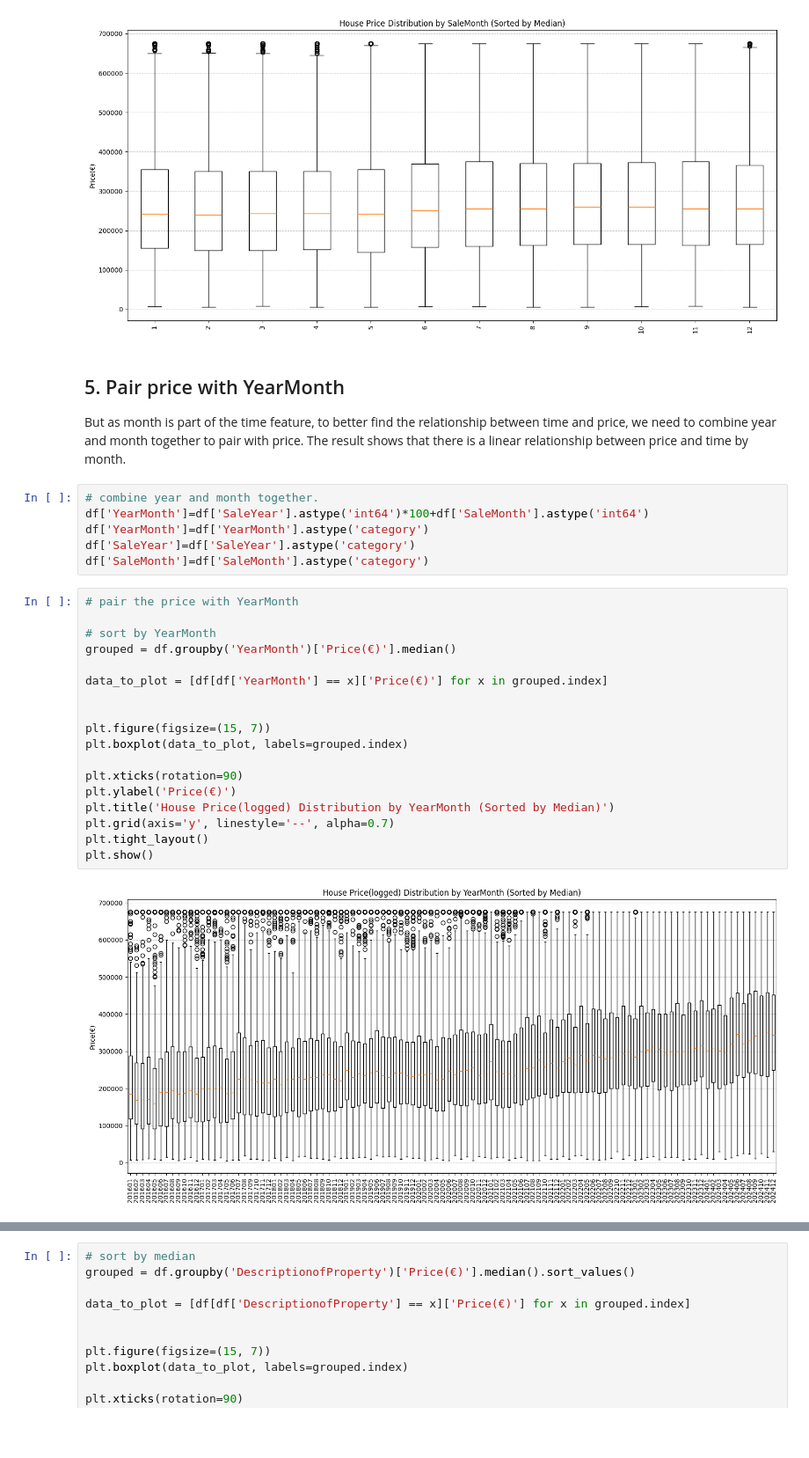
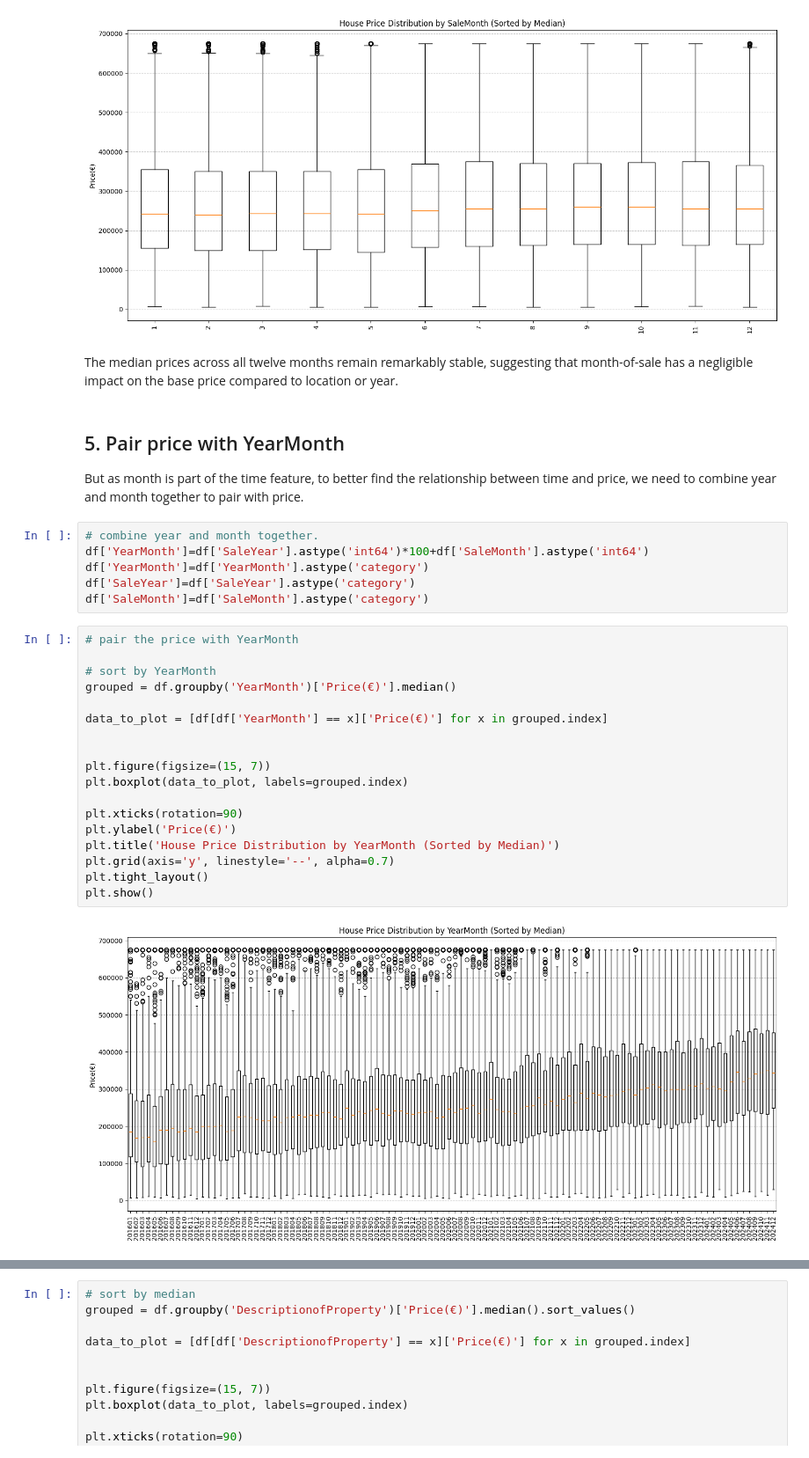
Before and after one commit to wuxiaoli-ucd/Data-Analytics, a Jupyter notebook: feature_paring_and_engineering.ipynb, the cells around one changed output, grey strips where cells are left out. Shown at 88% size. Saved outputs shown, nothing was run; the diff lists cells and outputs as text; blank space fills up the shorter version.

```diff
--- a/feature_paring_and_engineering.ipynb
+++ b/feature_paring_and_engineering.ipynb
@@ -172,9 +175,11 @@ plt.tight_layout()
 plt.show()
 # %% [output]
 [figure]
+# %% [markdown]
+The median prices across all twelve months remain remarkably stable, suggesting that month-of-sale has a negligible impact on the base price compared to location or year.
 # %% [markdown]
 ## 5. Pair price with YearMonth
-But as month is part of the time feature, to better find the relationship between time and price, we need to combine year and month together to pair with price. The result shows that there is a linear relationship between price and time by month.
+But as month is part of the time feature, to better find the relationship between time and price, we need to combine year and month together to pair with price.
 # %%
 # combine year and month together.
 df['YearMonth']=df['SaleYear'].astype('int64')*100+df['SaleMonth'].astype('int64')
@@ -184,20 +189,20 @@ df['SaleMonth']=df['SaleMonth'].astype('category')
 # %%
 # pair the price with YearMonth
 
 # sort by YearMonth
 grouped = df.groupby('YearMonth')['Price(€)'].median()
 
 data_to_plot = [df[df['YearMonth'] == x]['Price(€)'] for x in grouped.index]
 
 
 plt.figure(figsize=(15, 7))
 plt.boxplot(data_to_plot, labels=grouped.index)
 
 plt.xticks(rotation=90)
 plt.ylabel('Price(€)')
-plt.title('House Price(logged) Distribution by YearMonth (Sorted by Median)')
+plt.title('House Price Distribution by YearMonth (Sorted by Median)')
 plt.grid(axis='y', linestyle='--', alpha=0.7)
 plt.tight_layout()
 plt.show()
 # %% [output]
-[figure, old version]
+[figure, new version]
```
Also changed, not shown: parts of 19 cells of this notebook, 6 other files.
